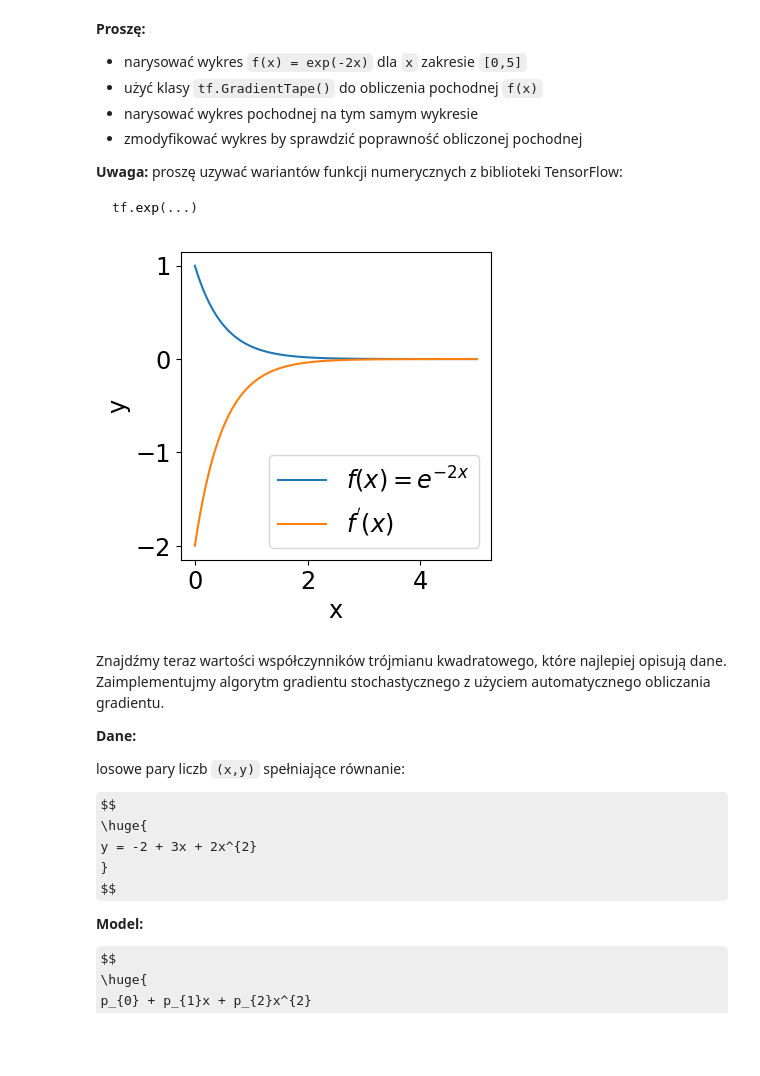
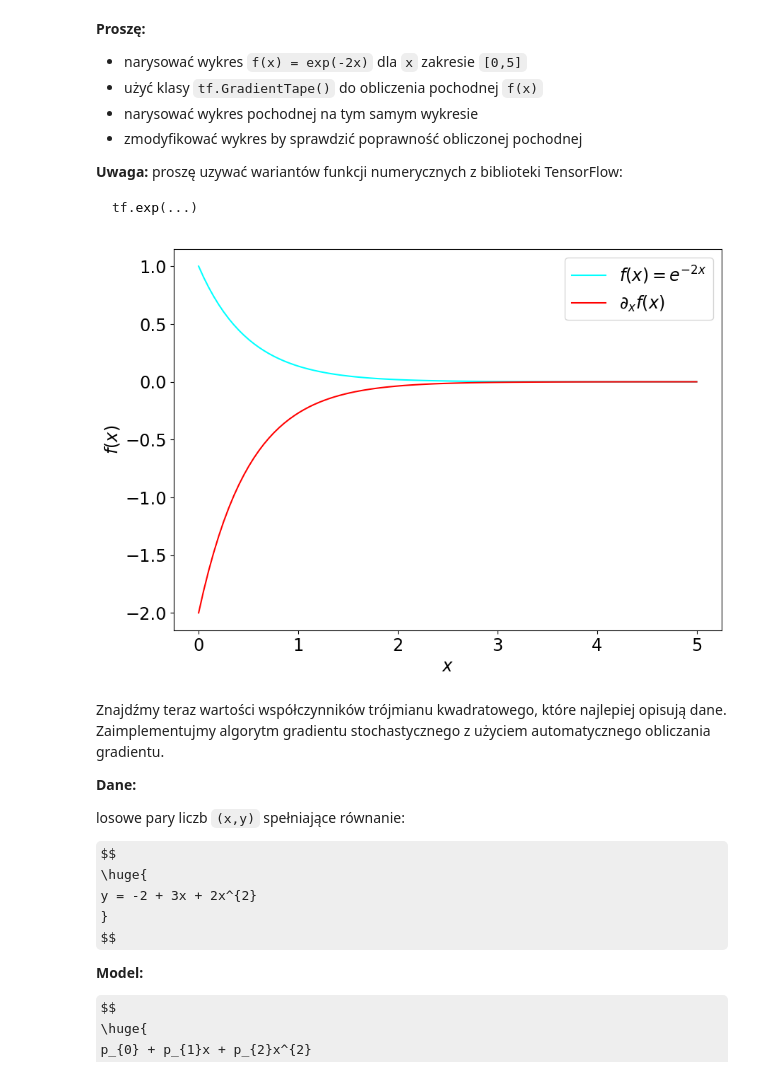
Before and after one commit to bkasza/MLII, a Jupyter notebook: 05.03/02_Podstawowe_pojecia.ipynb, the cells around one changed output. Saved outputs shown, nothing was run; the diff lists cells and outputs as text; code cells hidden in the pictures; some formulas as TeX source; blank space fills up the shorter version.

````diff
--- a/05.03/02_Podstawowe_pojecia.ipynb
+++ b/05.03/02_Podstawowe_pojecia.ipynb
@@ -522,11 +522,19 @@ df/dx at x=3: tf.Tensor(6.0, shape=(), dtype=float32)
 ```Python
 tf.exp(...)
 ```
-# %%
-...rozwiązanie...
-pass
-# %% [output]
-[figure, removed]
+# %%
+x = tf.Variable(tf.linspace(0, 5, 100))
+with tf.GradientTape() as tape:
+    y = tf.exp(-2*x)
+
+plt.plot(x, y, "cyan", label = r"$f(x) = e^{-2x}$")
+plt.plot(x, tape.gradient(y, x), "red", label = r"$\partial_x f(x)$")
+plt.xlabel(r"$x$")
+plt.ylabel(r"$f(x)$")
+plt.legend()
+pass
+# %% [output]
+[figure, added]
 # %% [markdown]
 Znajdźmy teraz wartości współczynników trójmianu kwadratowego, które najlepiej opisują dane.
 Zaimplementujmy algorytm gradientu stochastycznego z użyciem automatycznego obliczania gradientu.
````
Also changed, not shown: parts of 1 cell of this notebook.
